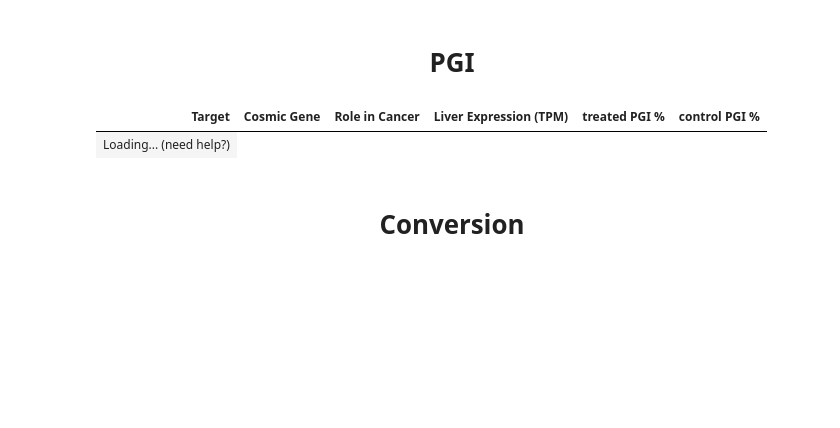
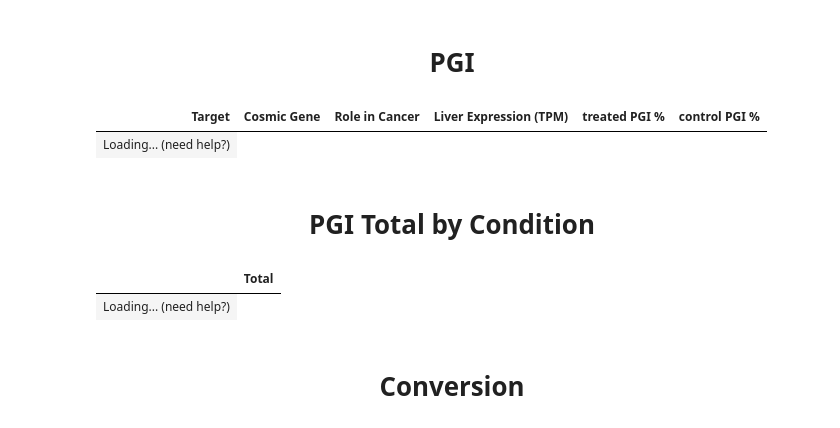
Before and after one commit to jessie-wangjie/tbREVEAL, a Jupyter notebook: bin/report_generation.ipynb, the cells around one changed output. Saved outputs shown, nothing was run; the diff lists cells and outputs as text; code cells hidden in the pictures; blank space fills up the shorter version.

```diff
--- a/bin/report_generation.ipynb
+++ b/bin/report_generation.ipynb
@@ -76,6 +76,18 @@ display(PGI_df)
 # %% [output]
 | Target | Cosmic Gene | Role in Cancer | Liver Expression (TPM) | treated PGI % | control PGI % |
 | Loading... (need help?) |
+# %% [markdown]
+## <h1><center>PGI Total by Condition</center></h1>
+# %%
+
+PGI_new_df = PGI_df[(~PGI_df.Target.str.contains('AA'))]
+condition_columns = [col for col in PGI_new_df.columns if 'PGI' in col]
+
+PGI_sum_df = PGI_new_df[condition_columns].sum().to_frame('Total')
+display(PGI_sum_df)
+# %% [output]
+|  | Total |
+| Loading... (need help?) |
 # %% [markdown]
 ## <h1><center>Conversion</center></h1>
 # %%
```
Also changed, not shown: 3 other files.
